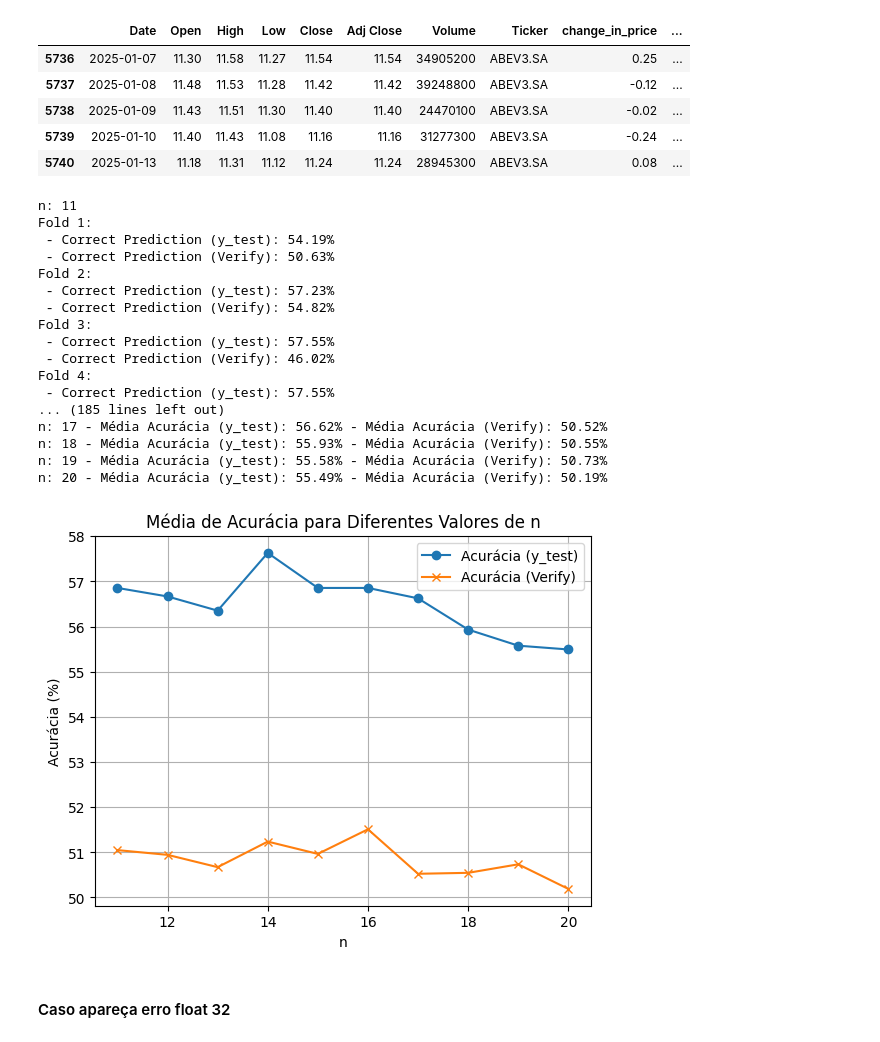
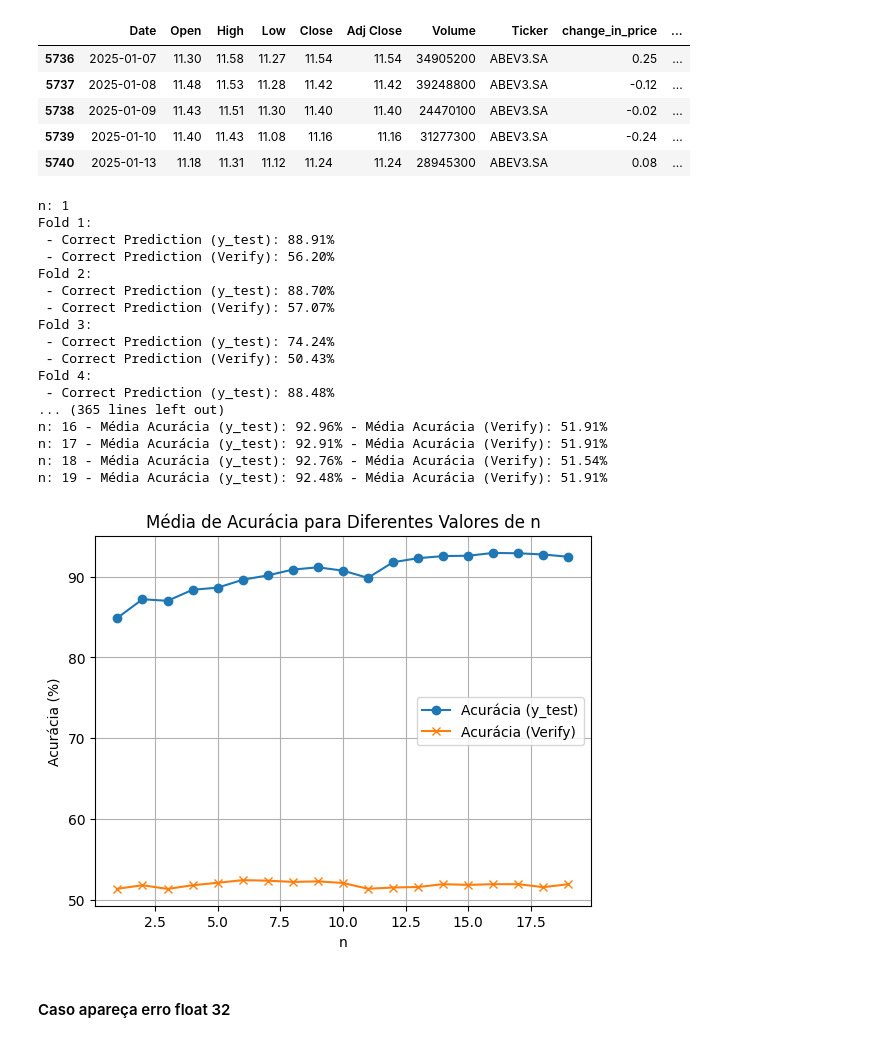
Before and after one commit to Bruno-Santana-Eco/TCC_Machine_learning, a Jupyter notebook: Teste 'n'.ipynb, the cells around one changed output. Cells and saved outputs as stored; diff of their text form; code cells hidden in the pictures.

```diff
--- a/Teste 'n'.ipynb
+++ b/Teste 'n'.ipynb
@@ -22,6 +22,7 @@ price_data.head()
 | 3 | 2000-01-13 | 0.484589 | 0.484589 | 0.484589 | 0.484589 | 0.270840 | 606 | ABEV3.SA |
 | 4 | 2000-01-14 | 0.494478 | 0.494478 | 0.494478 | 0.494478 | 0.276367 | 6445 | ABEV3.SA |
 # %%
+
 
 # Configuração inicial
 price_data['Date'] = pd.to_datetime(price_data['Date'])
@@ -79,11 +80,11 @@ def obv(group):
 
 # Parâmetros adicionais
 t = 14
-d = 10
+d = 1
 e = 14
 # Lista de parâmetros n para iterar
-n_list = [11 , 12, 13,14, 15, 16, 17, 18, 19, 20]  # Exemplo de diferentes valores de n
-alpha = 0.20  # Mantemos um único valor de alpha
+n_list = [1 , 2, 3, 4, 5, 6, 7, 8, 9, 10, 11, 12, 13, 14, 15, 16, 17, 18, 19]  # Exemplo de diferentes valores de n
+alpha = 0.01  # Mantemos um único valor de alpha
 
 
 
@@ -92,7 +93,7 @@ price_data['Smoothed_Close'] = price_data.groupby('Ticker')['Close'].transform(
 )
 
 # Calculando o target para d = 10 dias
-d = 10
+d = 1
 price_data['Prediction'] = price_data.groupby('Ticker')['Smoothed_Close'].transform(
     lambda x: calculate_target_verify(x, d)
 )
@@ -215,6 +216,7 @@ import pandas as pd
 from sklearn.ensemble import RandomForestClassifier
 from sklearn.model_selection import TimeSeriesSplit
 from sklearn.metrics import accuracy_score
+import winsound
 
 # Definir o número de divisões para a validação cruzada
 n_splits = 5
@@ -298,47 +300,48 @@ for n in n_list:
     mean_accuracy_verify = np.mean(accuracy_scores_verify_fold)
     mean_accuracy_by_n.append((n, mean_accuracy_ytest, mean_accuracy_verify))
 
     print(f'Média de acurácia (y_test) para n {n}: {mean_accuracy_ytest:.2f}%')
     print(f'Média de acurácia (Verify) para n {n}: {mean_accuracy_verify:.2f}%')
     print('---')
 
 # Exibir o resumo geral das médias
 print("Resumo geral das médias:")
 for n, acc_ytest, acc_verify in mean_accuracy_by_n:
     print(f'n: {n} - Média Acurácia (y_test): {acc_ytest:.2f}% - Média Acurácia (Verify): {acc_verify:.2f}%')
 
 # Opcional: Plotando as médias por n
 import matplotlib.pyplot as plt
 
 n_values, acc_ytest_values, acc_verify_values = zip(*mean_accuracy_by_n)
 
 plt.plot(n_values, acc_ytest_values, label='Acurácia (y_test)', marker='o')
 plt.plot(n_values, acc_verify_values, label='Acurácia (Verify)', marker='x')
 plt.title("Média de Acurácia para Diferentes Valores de n")
 plt.xlabel('n')
 plt.ylabel('Acurácia (%)')
 plt.legend()
 plt.grid(True)
 plt.show()
+winsound.Beep(440, 300)
 # %% [output]
-n: 11
+n: 1
 Fold 1:
- - Correct Prediction (y_test): 54.19%
- - Correct Prediction (Verify): 50.63%
+ - Correct Prediction (y_test): 88.91%
+ - Correct Prediction (Verify): 56.20%
 Fold 2:
- - Correct Prediction (y_test): 57.23%
- - Correct Prediction (Verify): 54.82%
+ - Correct Prediction (y_test): 88.70%
+ - Correct Prediction (Verify): 57.07%
 Fold 3:
- - Correct Prediction (y_test): 57.55%
- - Correct Prediction (Verify): 46.02%
+ - Correct Prediction (y_test): 74.24%
+ - Correct Prediction (Verify): 50.43%
 Fold 4:
- - Correct Prediction (y_test): 57.55%
-... (185 lines left out)
-n: 17 - Média Acurácia (y_test): 56.62% - Média Acurácia (Verify): 50.52%
-n: 18 - Média Acurácia (y_test): 55.93% - Média Acurácia (Verify): 50.55%
-n: 19 - Média Acurácia (y_test): 55.58% - Média Acurácia (Verify): 50.73%
-n: 20 - Média Acurácia (y_test): 55.49% - Média Acurácia (Verify): 50.19%
+ - Correct Prediction (y_test): 88.48%
+... (365 lines left out)
+n: 16 - Média Acurácia (y_test): 92.96% - Média Acurácia (Verify): 51.91%
+n: 17 - Média Acurácia (y_test): 92.91% - Média Acurácia (Verify): 51.91%
+n: 18 - Média Acurácia (y_test): 92.76% - Média Acurácia (Verify): 51.54%
+n: 19 - Média Acurácia (y_test): 92.48% - Média Acurácia (Verify): 51.91%
-[figure, old version]
+[figure, new version]
 # %% [markdown]
 #### Caso apareça erro float 32
 # %%
```
Also changed, not shown: 5 other files.
